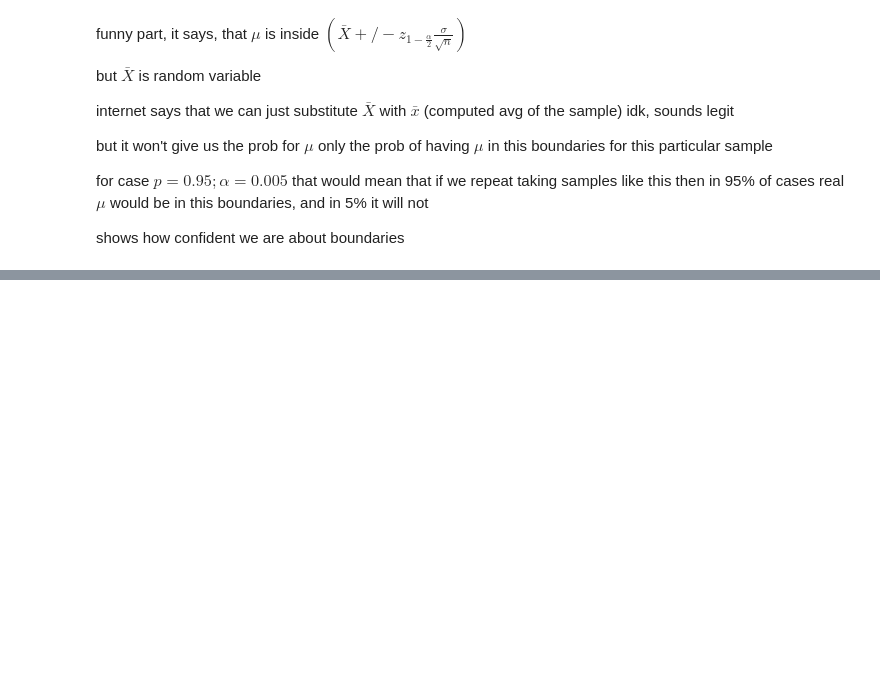
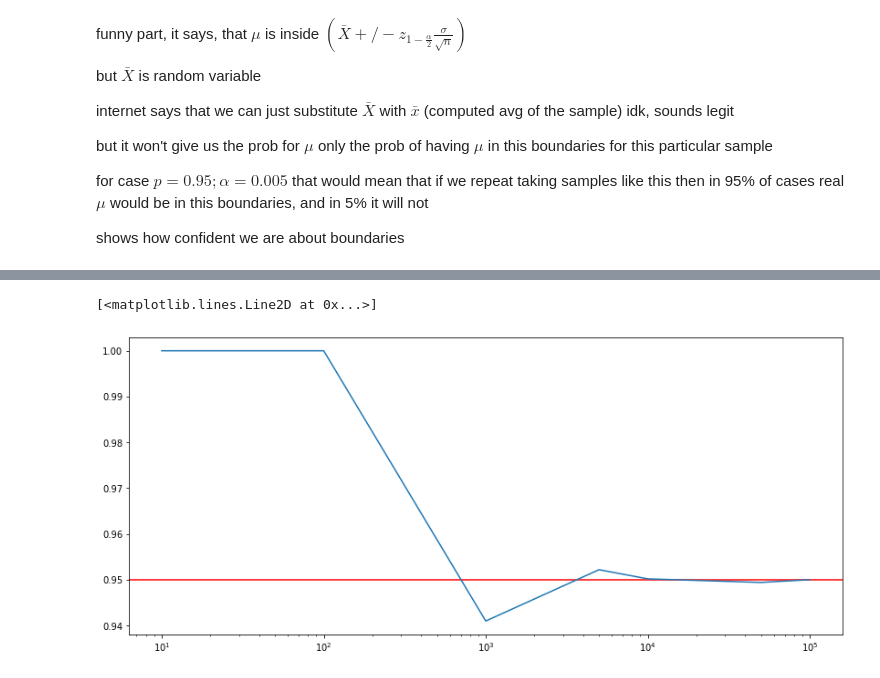
Before and after one commit to rndata/rnd-stuff, a Jupyter notebook: nbooks/CLT.ipynb, the cells around one changed output, grey strips where cells are left out. Saved outputs shown, nothing was run; the diff lists cells and outputs as text; code cells hidden in the pictures; blank space fills up the shorter version.

```diff
--- a/nbooks/CLT.ipynb
+++ b/nbooks/CLT.ipynb
@@ -171,0 +224,32 @@ plt.plot(ssize, probs)
+# %%
+SIZE=1000
+SAMPLES=1000
+
+p = 0.95
+alpha = 1 - (1-p)/2
+mu = 0
+
+ssize = [10, 100, 1000, 5000, 10000, 50000, 100000]
+probs = []
+for SAMPLES in ssize:
+    ins = 0
+    for i in range(SAMPLES):
+        sample = np.random.uniform(-1, 1, size=SIZE)
+        mean = np.mean(sample)
+        std = np.std(sample, ddof=1)
+        z_alpha = stats.t.ppf(alpha, SIZE-1)
+        lb = mean - z_alpha*std/np.sqrt(SIZE)
+        ub = mean + z_alpha*std/np.sqrt(SIZE)
+
+        if lb < mu < ub:
+            ins += 1
+
+    probs.append(ins/SAMPLES)
+
+plt.figure(figsize=(14, 6))
+plt.axhline(y=p, color='r')
+plt.xscale('log',base=10)
+plt.plot(ssize, probs)
+# %% [output]
+[<matplotlib.lines.Line2D at 0x...>]
+[figure, added]
```
Also changed, not shown: parts of 10 cells of this notebook.
